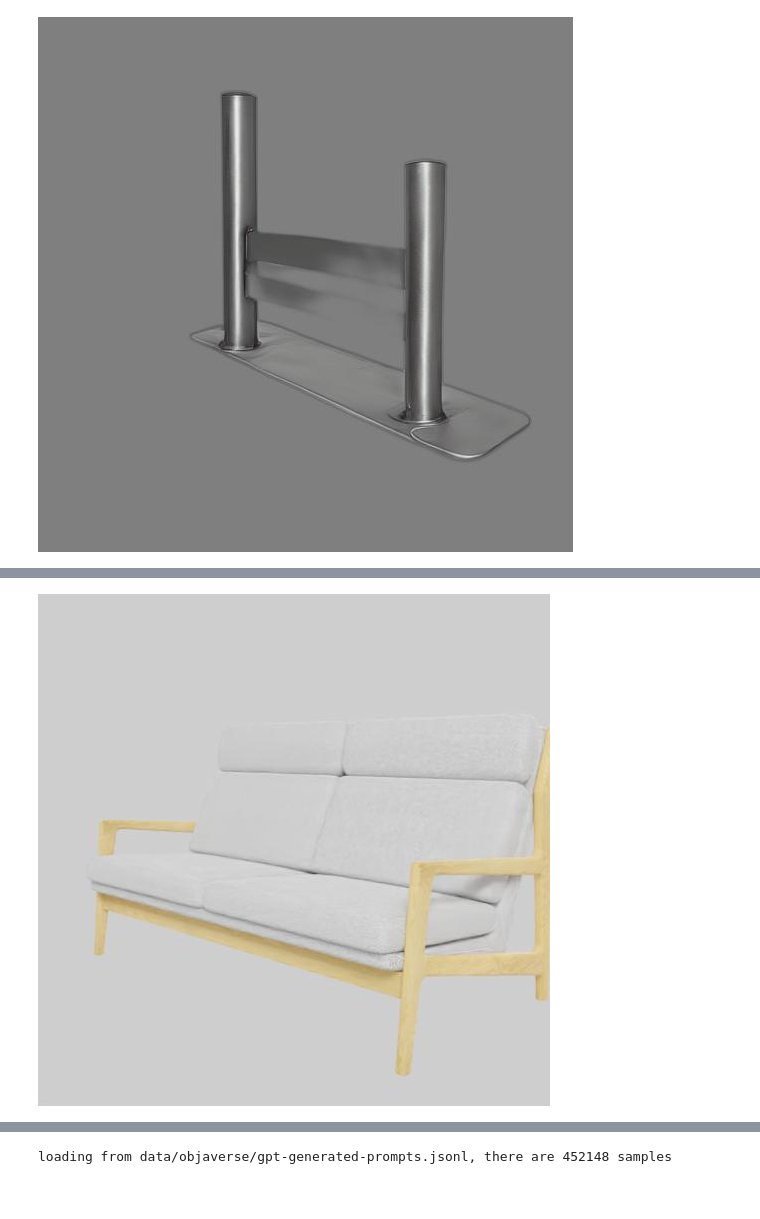
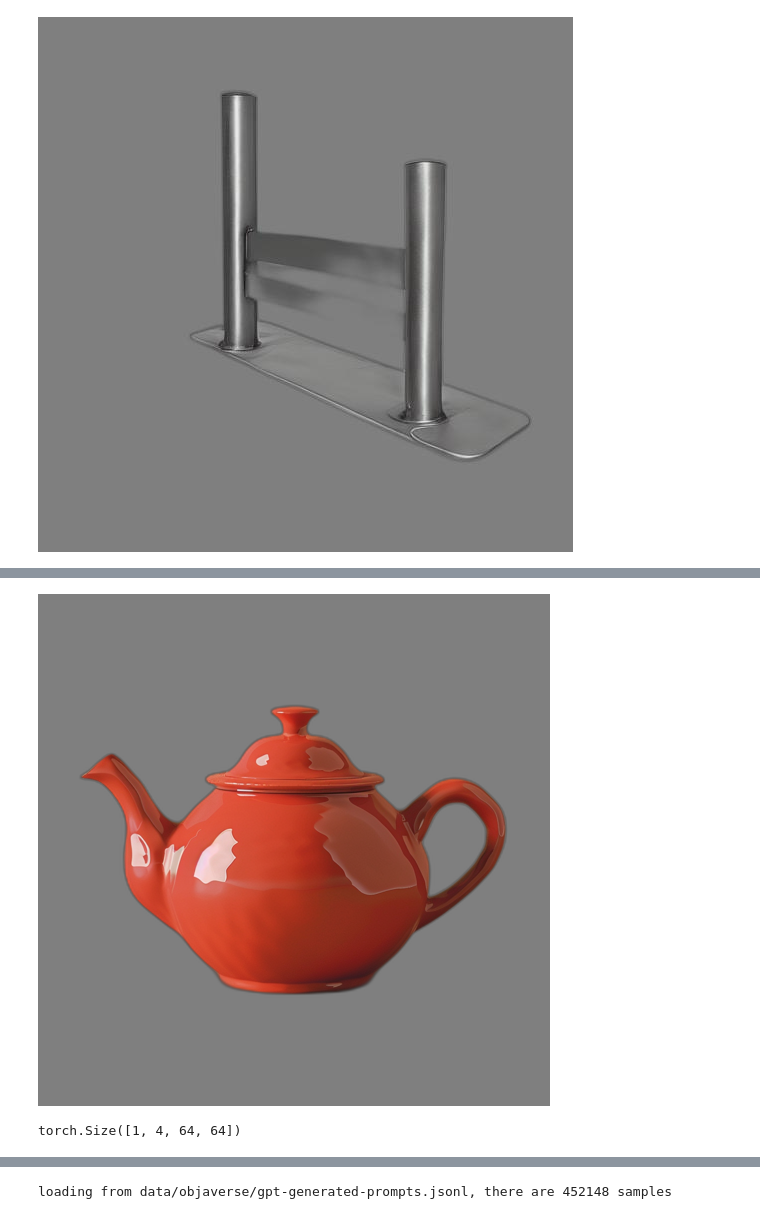
Before and after one commit to Youlixiya/instruct_tri2tri, a Jupyter notebook: test.ipynb, the cells around one changed output, grey strips where cells are left out. Drawn from its saved outputs; the diff is of its cells as text; code cells hidden in the pictures.

```diff
--- a/test.ipynb
+++ b/test.ipynb
@@ -233,6 +253,6 @@ pipe.scheduler = EulerAncestralDiscreteScheduler.from_config(pipe.scheduler.conf
 # %%
 from PIL import Image
-image = Image.open('data/Cap3D_imgs_view0/53d0b31aa7f84bc4b1733224963d0114')
+image = Image.open('examples/teapot.png').resize((512, 512))
 image
 # %% [output]
-[figure, old version]
+[figure, new version]
@@ -238,0 +277,6 @@ image
+# %%
+image_pt = preprocess([image])
+encode_out = vae.encode(image_pt.to(device=vae.device, dtype=vae.dtype))
+encode_out.latent_dist.mode().shape
+# %% [output]
+torch.Size([1, 4, 64, 64])
```
Also changed, not shown: parts of 22 cells of this notebook, 18 other files.
